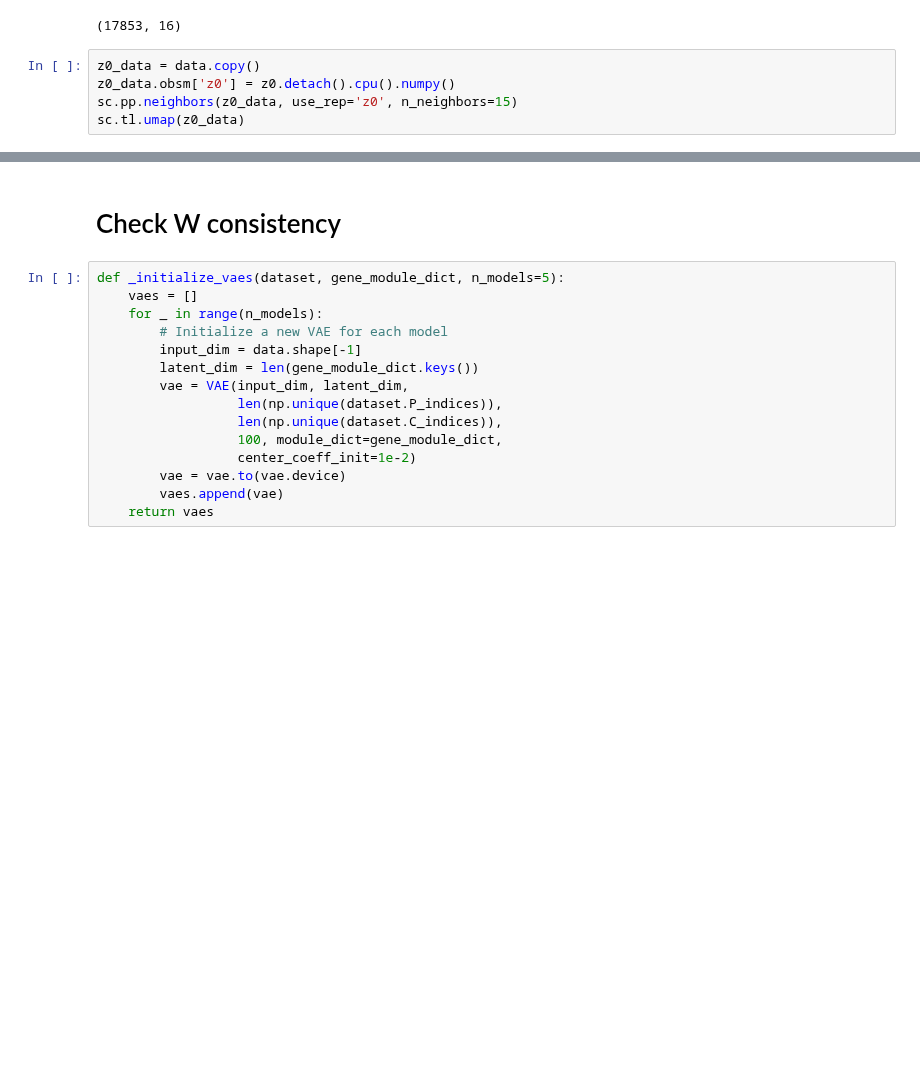
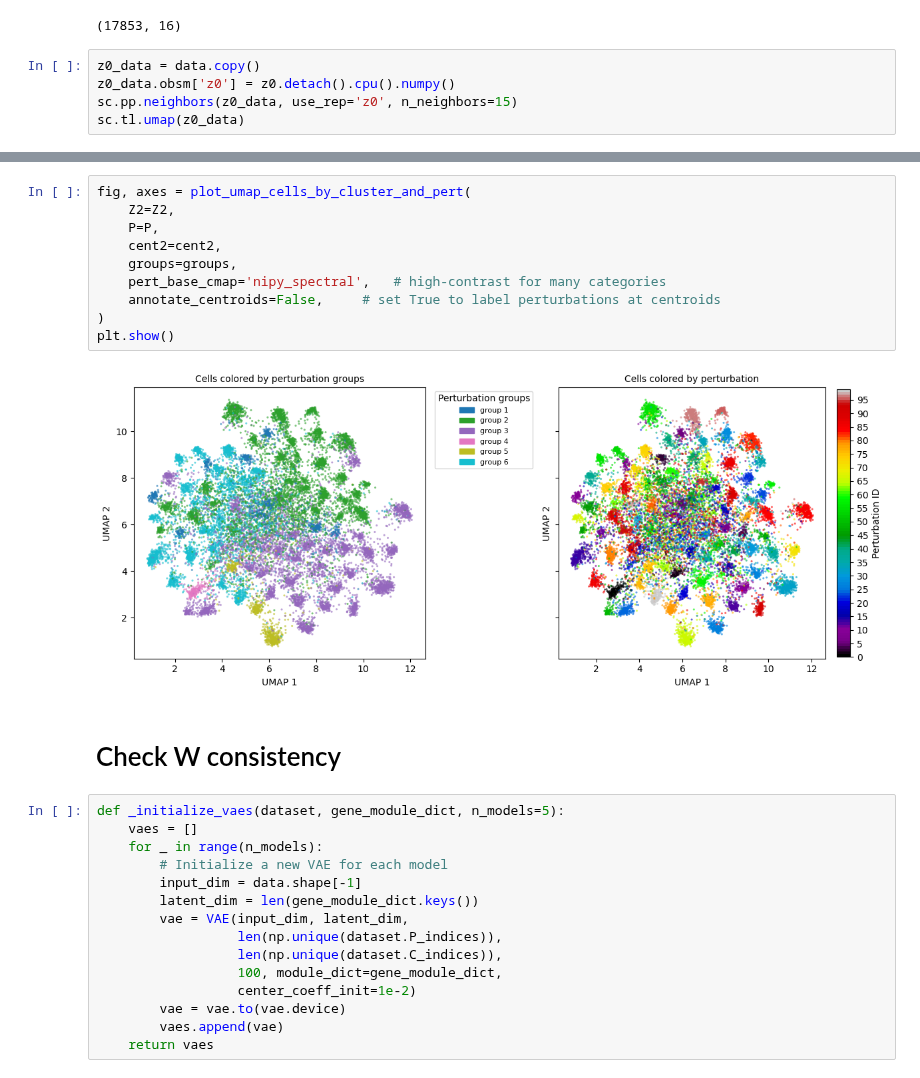
Before and after one commit to azizilab/SHERLOCK, a Jupyter notebook: PerturbVAE/training_test.ipynb, the cells around one changed output, grey strips where cells are left out. Saved outputs shown, nothing was run; the diff lists cells and outputs as text; blank space fills up the shorter version.

```diff
--- a/PerturbVAE/training_test.ipynb
+++ b/PerturbVAE/training_test.ipynb
@@ -366,3 +560,15 @@ tensor([[0.3651, 0.3813, 0.3997,  ..., 0.3551, 0.3596, 0.4422],
+# %%
+fig, axes = plot_umap_cells_by_cluster_and_pert(
+    Z2=Z2,
+    P=P,
+    cent2=cent2,
+    groups=groups,
+    pert_base_cmap='nipy_spectral',   # high-contrast for many categories
+    annotate_centroids=False,     # set True to label perturbations at centroids
+)
+plt.show()
+# %% [output]
+[figure, added]
 # %% [markdown]
 # Check W consistency
 # %%
```
Also changed, not shown: parts of 20 cells of this notebook, 1 other file.
